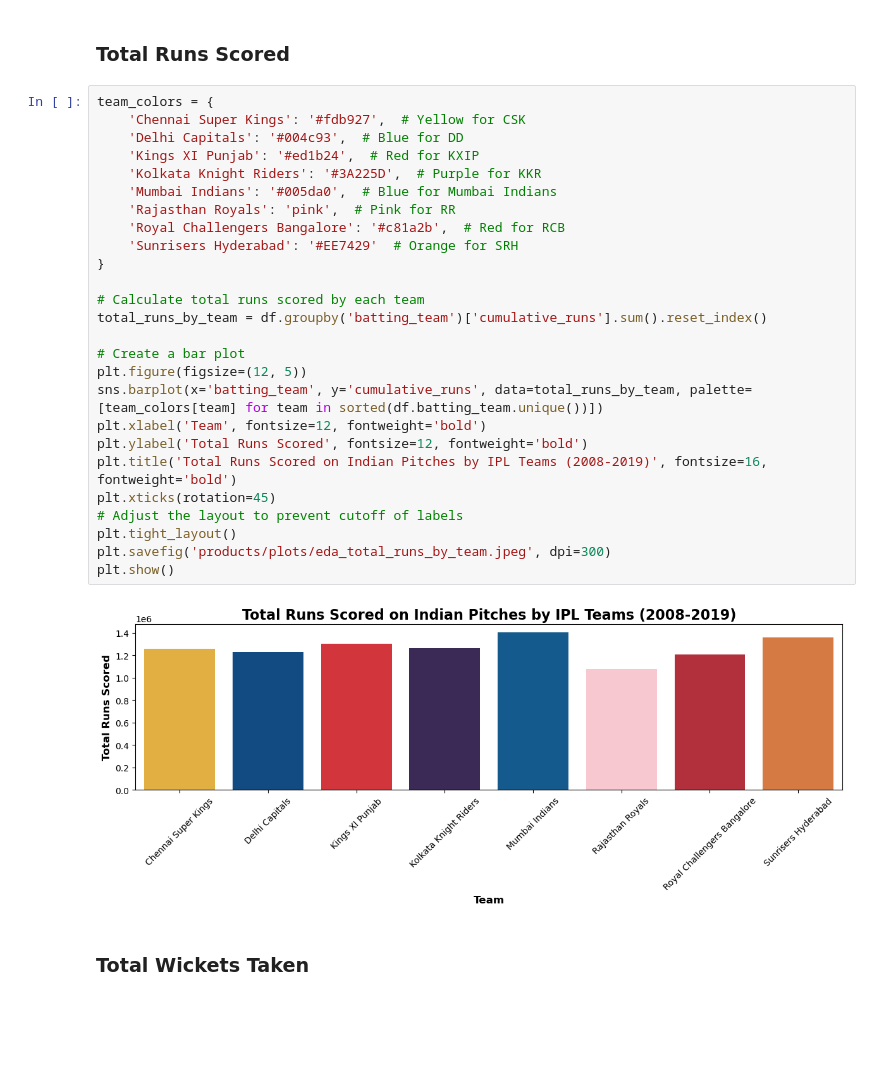
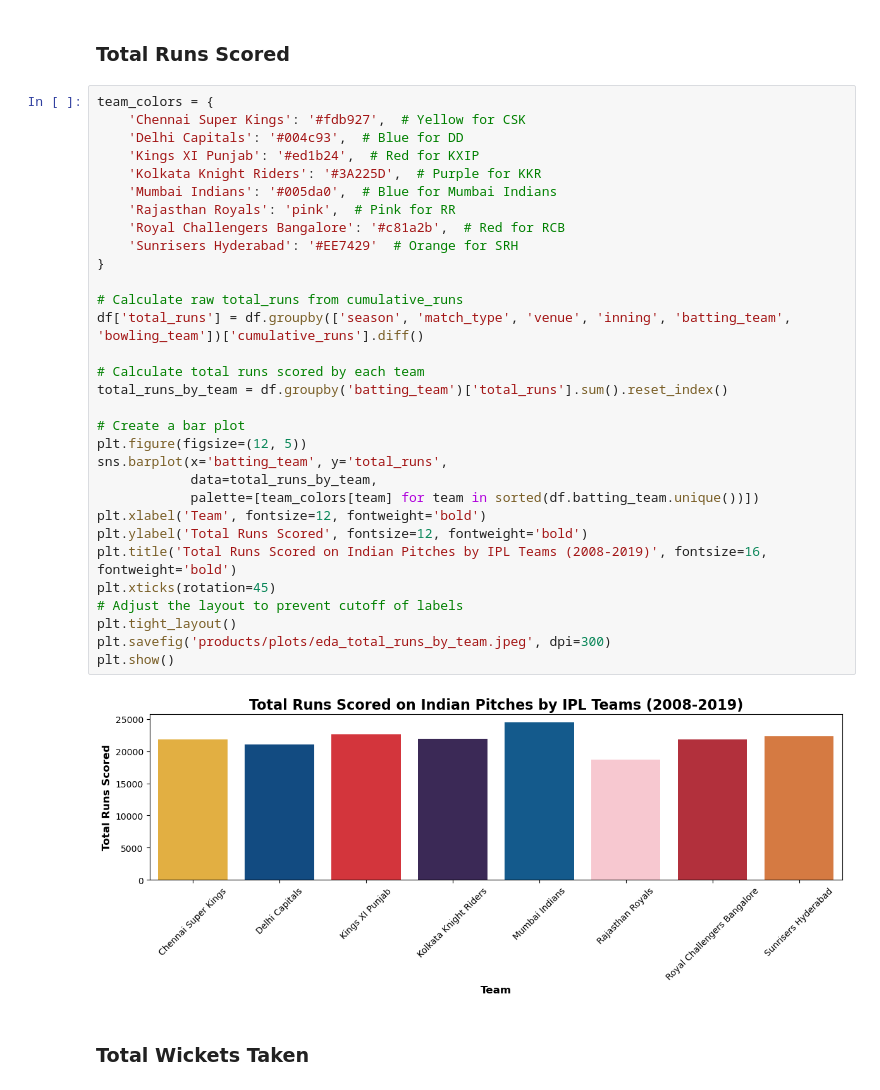
Before and after one commit to TegveerG/IPL-Project, a Jupyter notebook: EDA.ipynb, the cells around one changed output. Cells and saved outputs as stored; diff of their text form; blank space fills up the shorter version.

Commit message:
update stacking plots and eda notebook

```diff
--- a/EDA.ipynb
+++ b/EDA.ipynb
@@ -48,31 +48,36 @@ df.head()
 # %%
 team_colors = {
     'Chennai Super Kings': '#fdb927',  # Yellow for CSK
     'Delhi Capitals': '#004c93',  # Blue for DD
     'Kings XI Punjab': '#ed1b24',  # Red for KXIP
     'Kolkata Knight Riders': '#3A225D',  # Purple for KKR
     'Mumbai Indians': '#005da0',  # Blue for Mumbai Indians
     'Rajasthan Royals': 'pink',  # Pink for RR
     'Royal Challengers Bangalore': '#c81a2b',  # Red for RCB
     'Sunrisers Hyderabad': '#EE7429'  # Orange for SRH
 }
 
+# Calculate raw total_runs from cumulative_runs
+df['total_runs'] = df.groupby(['season', 'match_type', 'venue', 'inning', 'batting_team', 'bowling_team'])['cumulative_runs'].diff()
+
 # Calculate total runs scored by each team
-total_runs_by_team = df.groupby('batting_team')['cumulative_runs'].sum().reset_index()
+total_runs_by_team = df.groupby('batting_team')['total_runs'].sum().reset_index()
 
 # Create a bar plot
 plt.figure(figsize=(12, 5))
-sns.barplot(x='batting_team', y='cumulative_runs', data=total_runs_by_team, palette=[team_colors[team] for team in sorted(df.batting_team.unique())])
+sns.barplot(x='batting_team', y='total_runs',
+            data=total_runs_by_team,
+            palette=[team_colors[team] for team in sorted(df.batting_team.unique())])
 plt.xlabel('Team', fontsize=12, fontweight='bold')
 plt.ylabel('Total Runs Scored', fontsize=12, fontweight='bold')
 plt.title('Total Runs Scored on Indian Pitches by IPL Teams (2008-2019)', fontsize=16, fontweight='bold')
 plt.xticks(rotation=45)
 # Adjust the layout to prevent cutoff of labels
 plt.tight_layout()
 plt.savefig('products/plots/eda_total_runs_by_team.jpeg', dpi=300)
 plt.show()
 # %% [output]
-[figure, old version]
+[figure, new version]
 # %% [markdown]
 ### Total Wickets Taken
 # %%
```
Also changed, not shown: parts of 4 cells of this notebook, 9 other files.
